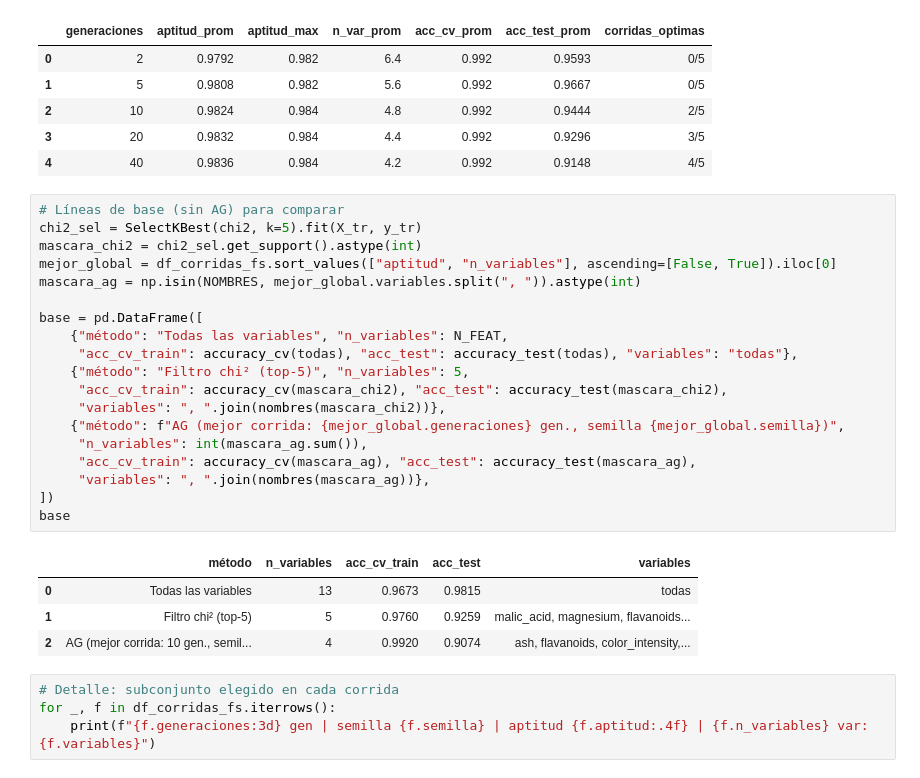
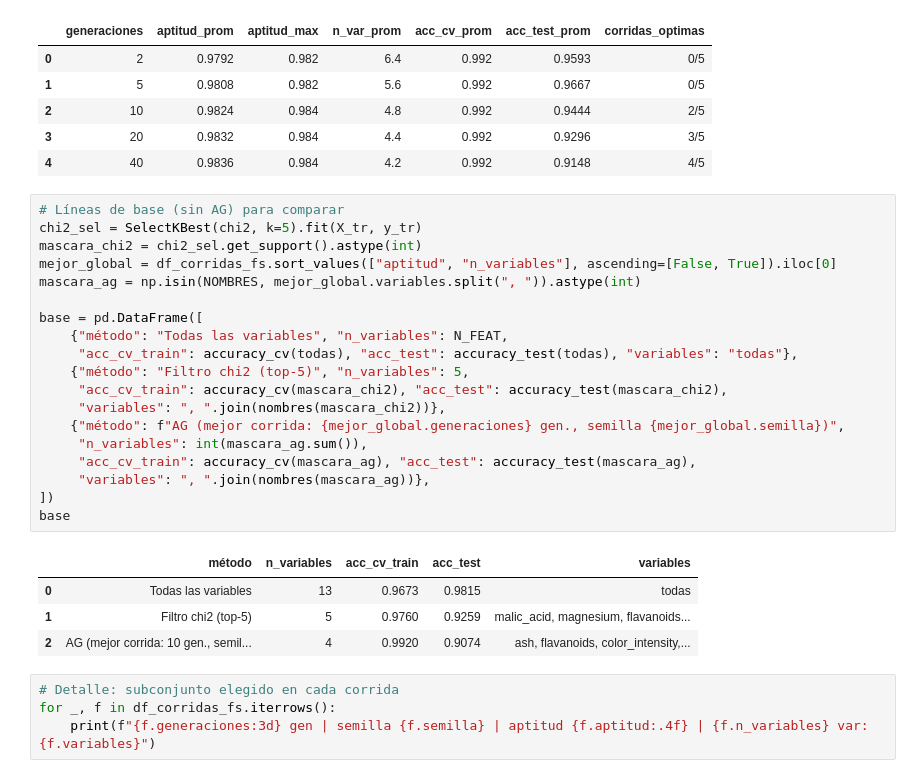
Before and after one commit to facuuurz/AG, a Jupyter notebook: TP_AG_Hernandez_Ramirez.ipynb, the cells around one changed output. Saved outputs shown, nothing was run; the diff lists cells and outputs as text.

```diff
--- a/TP_AG_Hernandez_Ramirez.ipynb
+++ b/TP_AG_Hernandez_Ramirez.ipynb
@@ -809,26 +808,26 @@ Evaluaciones de aptitud distintas calculadas (caché): 1152
 # %%
 # Líneas de base (sin AG) para comparar
 chi2_sel = SelectKBest(chi2, k=5).fit(X_tr, y_tr)
 mascara_chi2 = chi2_sel.get_support().astype(int)
 mejor_global = df_corridas_fs.sort_values(["aptitud", "n_variables"], ascending=[False, True]).iloc[0]
 mascara_ag = np.isin(NOMBRES, mejor_global.variables.split(", ")).astype(int)
 
 base = pd.DataFrame([
     {"método": "Todas las variables", "n_variables": N_FEAT,
      "acc_cv_train": accuracy_cv(todas), "acc_test": accuracy_test(todas), "variables": "todas"},
-    {"método": "Filtro chi² (top-5)", "n_variables": 5,
+    {"método": "Filtro chi2 (top-5)", "n_variables": 5,
      "acc_cv_train": accuracy_cv(mascara_chi2), "acc_test": accuracy_test(mascara_chi2),
      "variables": ", ".join(nombres(mascara_chi2))},
     {"método": f"AG (mejor corrida: {mejor_global.generaciones} gen., semilla {mejor_global.semilla})",
      "n_variables": int(mascara_ag.sum()),
      "acc_cv_train": accuracy_cv(mascara_ag), "acc_test": accuracy_test(mascara_ag),
      "variables": ", ".join(nombres(mascara_ag))},
 ])
 base
 # %% [output]
 |  | método | n_variables | acc_cv_train | acc_test | variables |
 | 0 | Todas las variables | 13 | 0.9673 | 0.9815 | todas |
-| 1 | Filtro chi² (top-5) | 5 | 0.9760 | 0.9259 | malic_acid, magnesium, flavanoids... |
+| 1 | Filtro chi2 (top-5) | 5 | 0.9760 | 0.9259 | malic_acid, magnesium, flavanoids... |
 | 2 | AG (mejor corrida: 10 gen., semil... | 4 | 0.9920 | 0.9074 | ash, flavanoids, color_intensity,... |
 # %%
 # Detalle: subconjunto elegido en cada corrida
```
Also changed, not shown: parts of 42 cells of this notebook, 2 other files.
